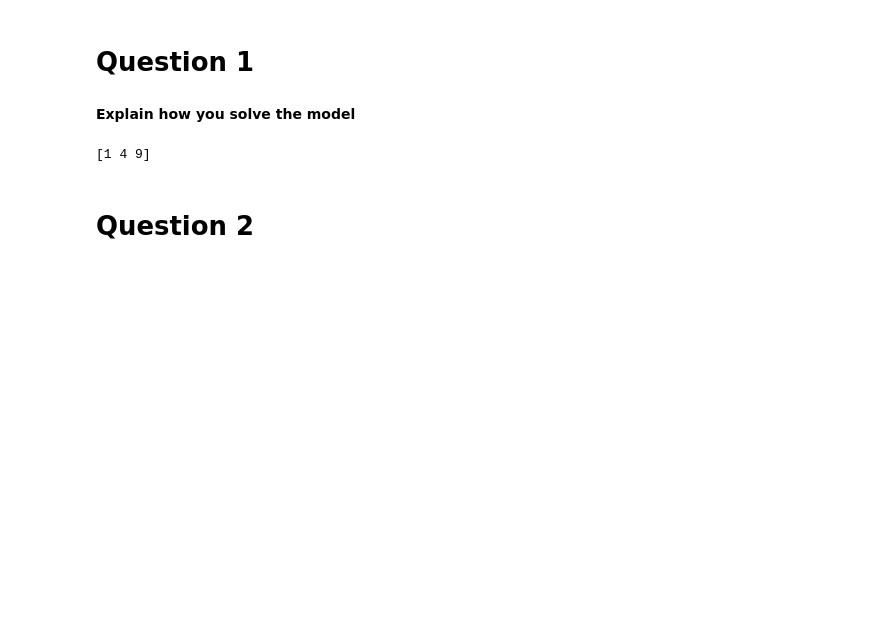
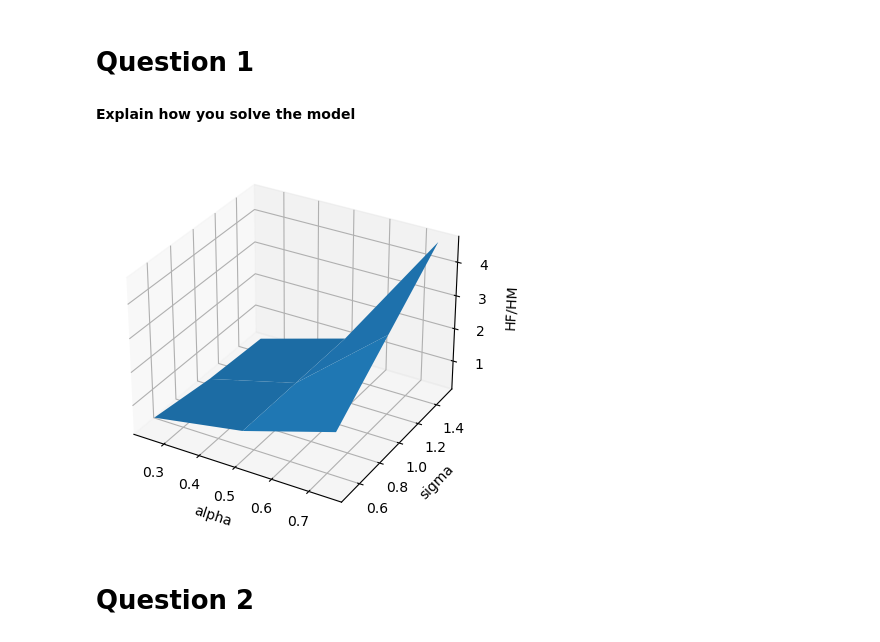
Before and after one commit to NumEconCopenhagen/projects-2023-2x-chris-og-ras, a Jupyter notebook: inauguralproject/inauguralproject.ipynb, the cells around one changed output. Cells and saved outputs as stored; diff of their text form; code cells hidden in the pictures; blank space fills up the shorter version.

```diff
--- a/inauguralproject/inauguralproject.ipynb
+++ b/inauguralproject/inauguralproject.ipynb
@@ -13,5 +13,7 @@ import numpy as np
 # autoreload modules when code is run. Otherwise, python will not see recent changes.
 %load_ext autoreload
 %autoreload 2
+
 # Import your own code
-import inauguralproject
+import inauguralproject as model
+hsm = model.HouseholdSpecializationModelClass()
@@ -19,14 +24,34 @@ import inauguralproject
 # Question 1
 # %% [markdown]
 **Explain how you solve the model**
-# %%
-# code for solving the model (remember documentation and comments)
-
-a = np.array([1,2,3])
-b = inauguralproject.square(a)
-print(b)
-# %% [output]
-[1 4 9]
+# %%
+# code for solving the model (remember documentation and comments
+
+import numpy as np
+import matplotlib.pyplot as plt
+from mpl_toolkits.mplot3d import Axes3D
+
+# Define the values of alpha and sigma to vary
+alpha_values = [0.25, 0.5, 0.75]
+sigma_values = [0.5, 1.0, 1.5]
+
+# Create a meshgrid of alpha and sigma values
+alpha_mesh, sigma_mesh = np.meshgrid(alpha_values, sigma_values)
+
+# Calculate the HF/HM ratio for each combination of alpha and sigma
+hf_hm_ratio_mesh = np.array([hsm.calc_hf_hm_ratio(alpha, sigma) for alpha, sigma in zip(alpha_mesh.ravel(), sigma_mesh.ravel())])
+hf_hm_ratio_mesh = hf_hm_ratio_mesh.reshape(alpha_mesh.shape)
+
+# Create a 3D plot of the HF/HM ratio as a function of alpha and sigma
+fig = plt.figure()
+ax = fig.add_subplot(111, projection='3d')
+ax.plot_surface(alpha_mesh, sigma_mesh, hf_hm_ratio_mesh)
+ax.set_xlabel('alpha')
+ax.set_ylabel('sigma')
+ax.set_zlabel('HF/HM')
+plt.show()
+# %% [output]
+[figure, added]
 # %% [markdown]
 # Question 2
 # %% [markdown]
```
Also changed, not shown: parts of 1 cell of this notebook.
